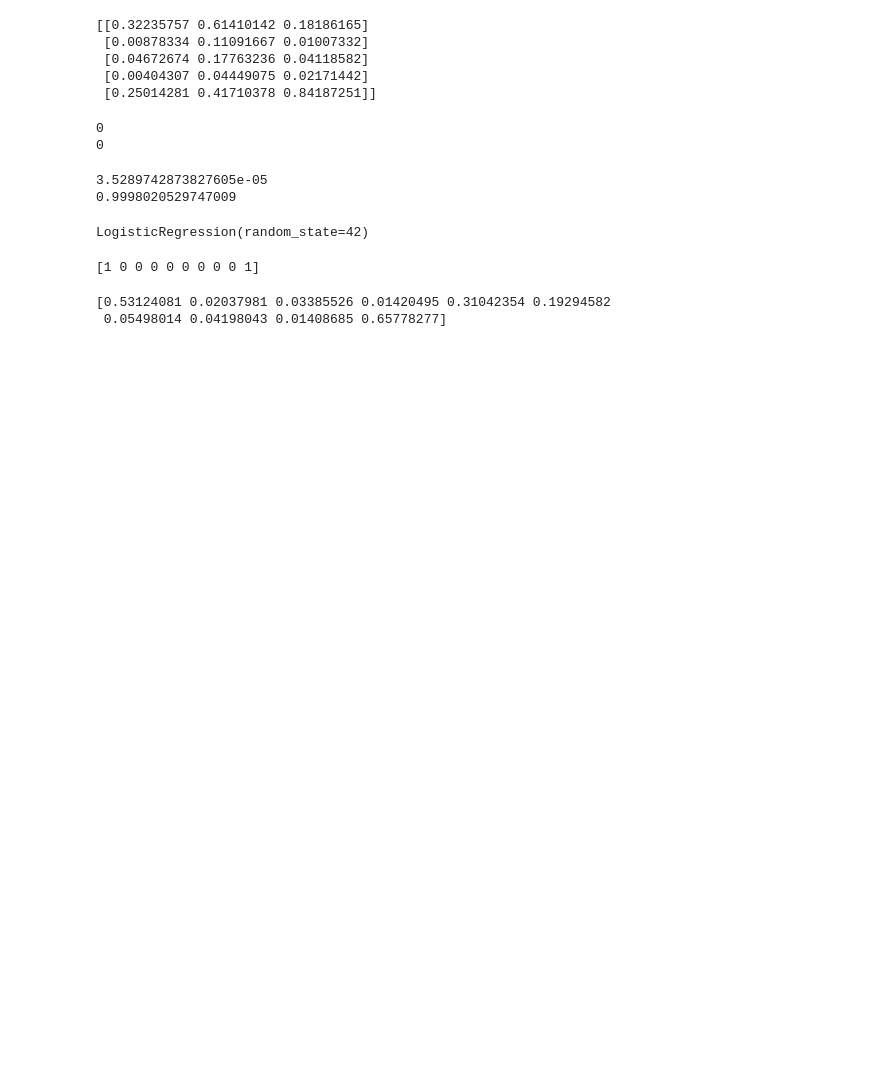
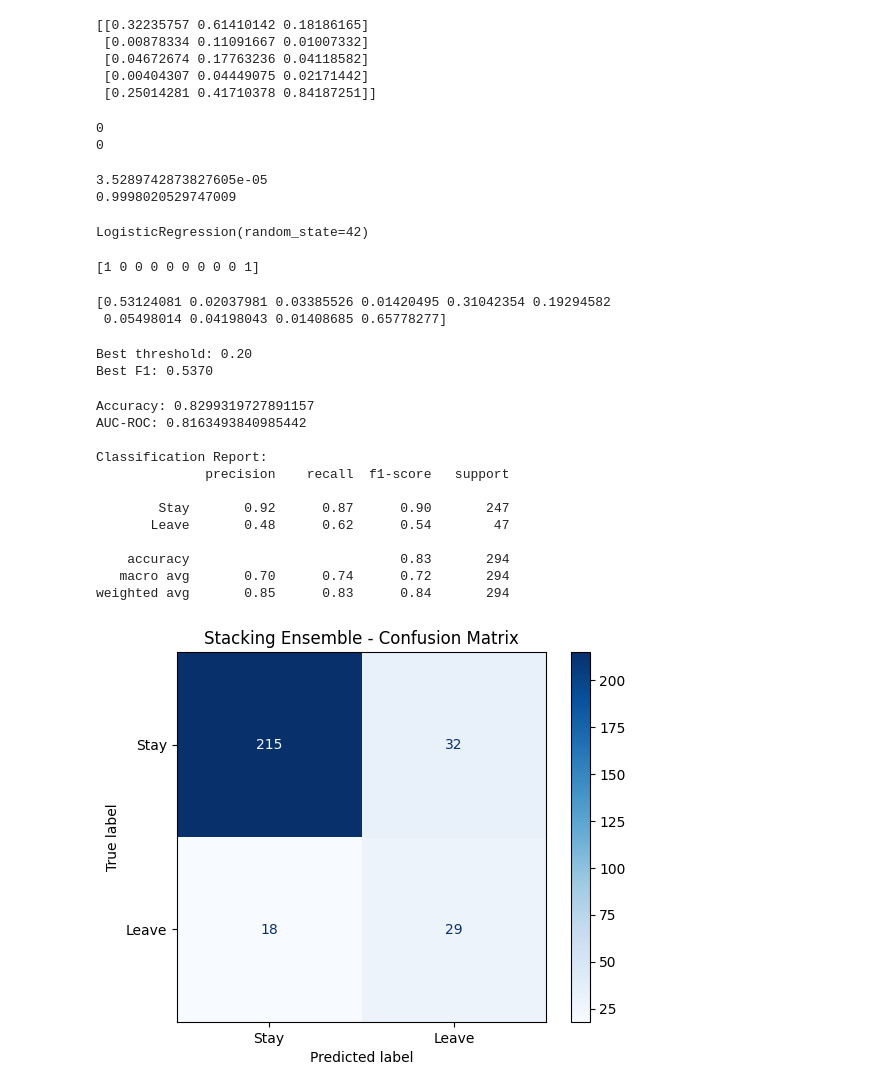
Before and after one commit to deep-slow/employee-attrition, a Jupyter notebook: CODE/stackingmodels.ipynb, the cells around one changed output. Saved outputs shown, nothing was run; the diff lists cells and outputs as text; code cells hidden in the pictures; blank space fills up the shorter version.

```diff
--- a/CODE/stackingmodels.ipynb
+++ b/CODE/stackingmodels.ipynb
@@ -188,3 +188,51 @@ print(y_pred_proba[:10])
 # %% [output]
 [0.53124081 0.02037981 0.03385526 0.01420495 0.31042354 0.19294582
  0.05498014 0.04198043 0.01408685 0.65778277]
+# %%
+# ── THRESHOLD TUNING ──────────────────────────────────────────────
+from sklearn.metrics import f1_score
+import numpy as np
+
+thresholds = np.arange(0.1, 0.9, 0.01)
+f1_scores = [f1_score(y_test, (y_pred_proba >= t).astype(int)) for t in thresholds]
+
+best_threshold = thresholds[np.argmax(f1_scores)]
+print(f"Best threshold: {best_threshold:.2f}")
+print(f"Best F1: {max(f1_scores):.4f}")
+# %% [output]
+Best threshold: 0.20
+Best F1: 0.5370
+# %%
+# ── FINAL PREDICTIONS WITH BEST THRESHOLD ─────────────────────────
+y_pred_tuned = (y_pred_proba >= best_threshold).astype(int)
+# %%
+# ── EVALUATION ────────────────────────────────────────────────────
+from sklearn.metrics import (classification_report, roc_auc_score,
+                             accuracy_score, confusion_matrix, ConfusionMatrixDisplay)
+import matplotlib.pyplot as plt
+
+print("Accuracy:", accuracy_score(y_test, y_pred_tuned))
+print("AUC-ROC:", roc_auc_score(y_test, y_pred_proba))
+print("\nClassification Report:")
+print(classification_report(y_test, y_pred_tuned, target_names=['Stay', 'Leave']))
+
+# Confusion Matrix
+cm = confusion_matrix(y_test, y_pred_tuned)
+disp = ConfusionMatrixDisplay(confusion_matrix=cm, display_labels=['Stay', 'Leave'])
+disp.plot(cmap='Blues')
+plt.title('Stacking Ensemble - Confusion Matrix')
+plt.show()
+# %% [output]
+Accuracy: 0.8299319727891157
+AUC-ROC: 0.8163493840985442
+
+Classification Report:
+              precision    recall  f1-score   support
+
+        Stay       0.92      0.87      0.90       247
+       Leave       0.48      0.62      0.54        47
+
+    accuracy                           0.83       294
+   macro avg       0.70      0.74      0.72       294
+weighted avg       0.85      0.83      0.84       294
+[figure, added]
```
Also changed, not shown: parts of 3 cells of this notebook, 1 other file.
